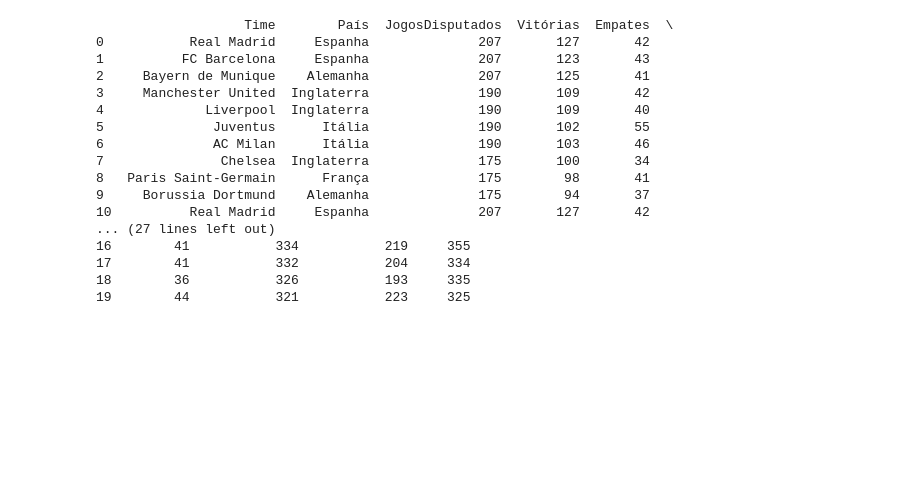
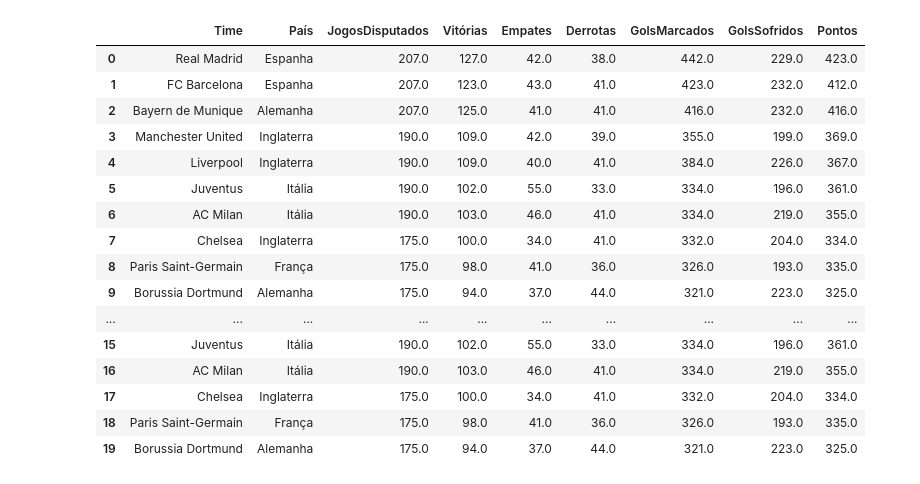
Before and after one commit to pdemetrio/Meus-Projetos, a Jupyter notebook: champions.ipynb, the cells around one changed output. Cells and saved outputs as stored; diff of their text form; code cells hidden in the pictures; blank space fills up the shorter version.

```diff
--- a/champions.ipynb
+++ b/champions.ipynb
@@ -10,20 +74,20 @@ df = pd.read_csv('champions.csv')
 # %%
-print(df.head(20))
+df.head(20)
 # %% [output]
-                   Time        País  JogosDisputados  Vitórias  Empates  \
-0           Real Madrid     Espanha              207       127       42
-1          FC Barcelona     Espanha              207       123       43
-2     Bayern de Munique    Alemanha              207       125       41
-3     Manchester United  Inglaterra              190       109       42
-4             Liverpool  Inglaterra              190       109       40
-5              Juventus      Itália              190       102       55
-6              AC Milan      Itália              190       103       46
-7               Chelsea  Inglaterra              175       100       34
-8   Paris Saint-Germain      França              175        98       41
-9     Borussia Dortmund    Alemanha              175        94       37
-10          Real Madrid     Espanha              207       127       42
-... (27 lines left out)
-16        41           334           219     355
-17        41           332           204     334
-18        36           326           193     335
-19        44           321           223     325
+|  | Time | País | JogosDisputados | Vitórias | Empates | Derrotas | GolsMarcados | GolsSofridos | Pontos |
+| 0 | Real Madrid | Espanha | 207.0 | 127.0 | 42.0 | 38.0 | 442.0 | 229.0 | 423.0 |
+| 1 | FC Barcelona | Espanha | 207.0 | 123.0 | 43.0 | 41.0 | 423.0 | 232.0 | 412.0 |
+| 2 | Bayern de Munique | Alemanha | 207.0 | 125.0 | 41.0 | 41.0 | 416.0 | 232.0 | 416.0 |
+| 3 | Manchester United | Inglaterra | 190.0 | 109.0 | 42.0 | 39.0 | 355.0 | 199.0 | 369.0 |
+| 4 | Liverpool | Inglaterra | 190.0 | 109.0 | 40.0 | 41.0 | 384.0 | 226.0 | 367.0 |
+| 5 | Juventus | Itália | 190.0 | 102.0 | 55.0 | 33.0 | 334.0 | 196.0 | 361.0 |
+| 6 | AC Milan | Itália | 190.0 | 103.0 | 46.0 | 41.0 | 334.0 | 219.0 | 355.0 |
+| 7 | Chelsea | Inglaterra | 175.0 | 100.0 | 34.0 | 41.0 | 332.0 | 204.0 | 334.0 |
+| 8 | Paris Saint-Germain | França | 175.0 | 98.0 | 41.0 | 36.0 | 326.0 | 193.0 | 335.0 |
+| 9 | Borussia Dortmund | Alemanha | 175.0 | 94.0 | 37.0 | 44.0 | 321.0 | 223.0 | 325.0 |
+| ... | ... | ... | ... | ... | ... | ... | ... | ... | ... |
+| 15 | Juventus | Itália | 190.0 | 102.0 | 55.0 | 33.0 | 334.0 | 196.0 | 361.0 |
+| 16 | AC Milan | Itália | 190.0 | 103.0 | 46.0 | 41.0 | 334.0 | 219.0 | 355.0 |
+| 17 | Chelsea | Inglaterra | 175.0 | 100.0 | 34.0 | 41.0 | 332.0 | 204.0 | 334.0 |
+| 18 | Paris Saint-Germain | França | 175.0 | 98.0 | 41.0 | 36.0 | 326.0 | 193.0 | 335.0 |
+| 19 | Borussia Dortmund | Alemanha | 175.0 | 94.0 | 37.0 | 44.0 | 321.0 | 223.0 | 325.0 |
```
Also changed, not shown: parts of 16 cells of this notebook, 1 other file.
